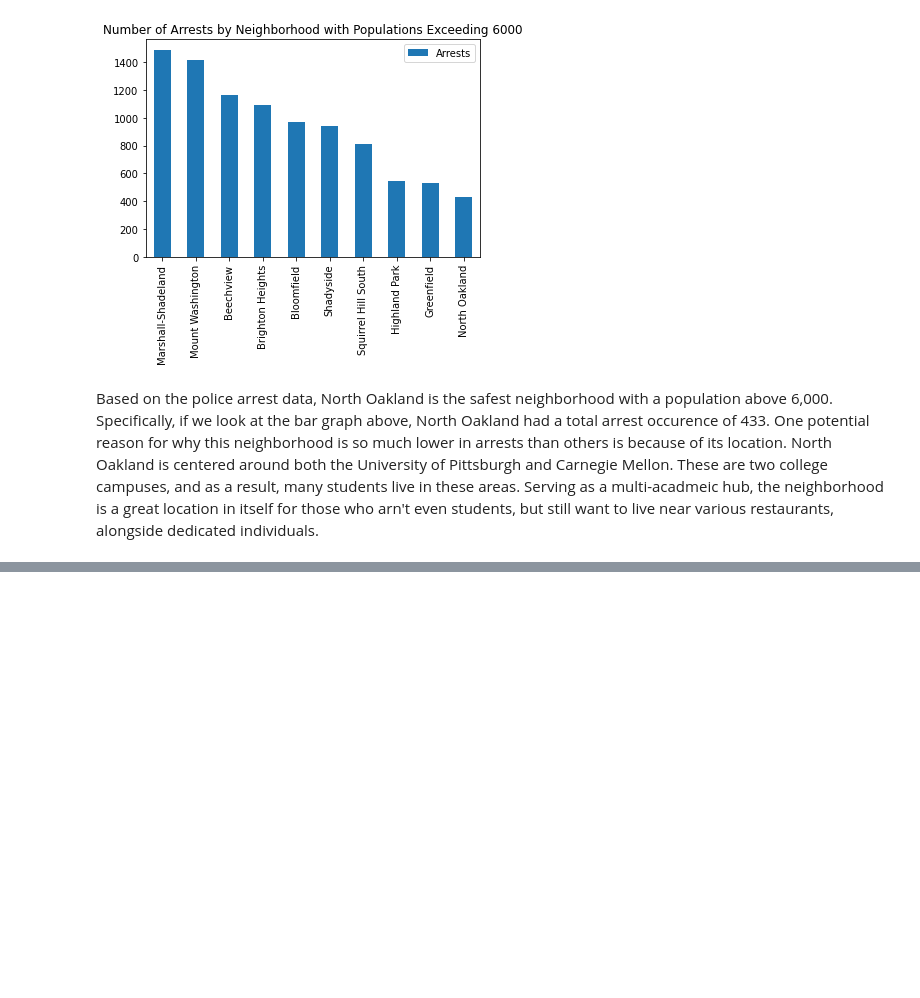
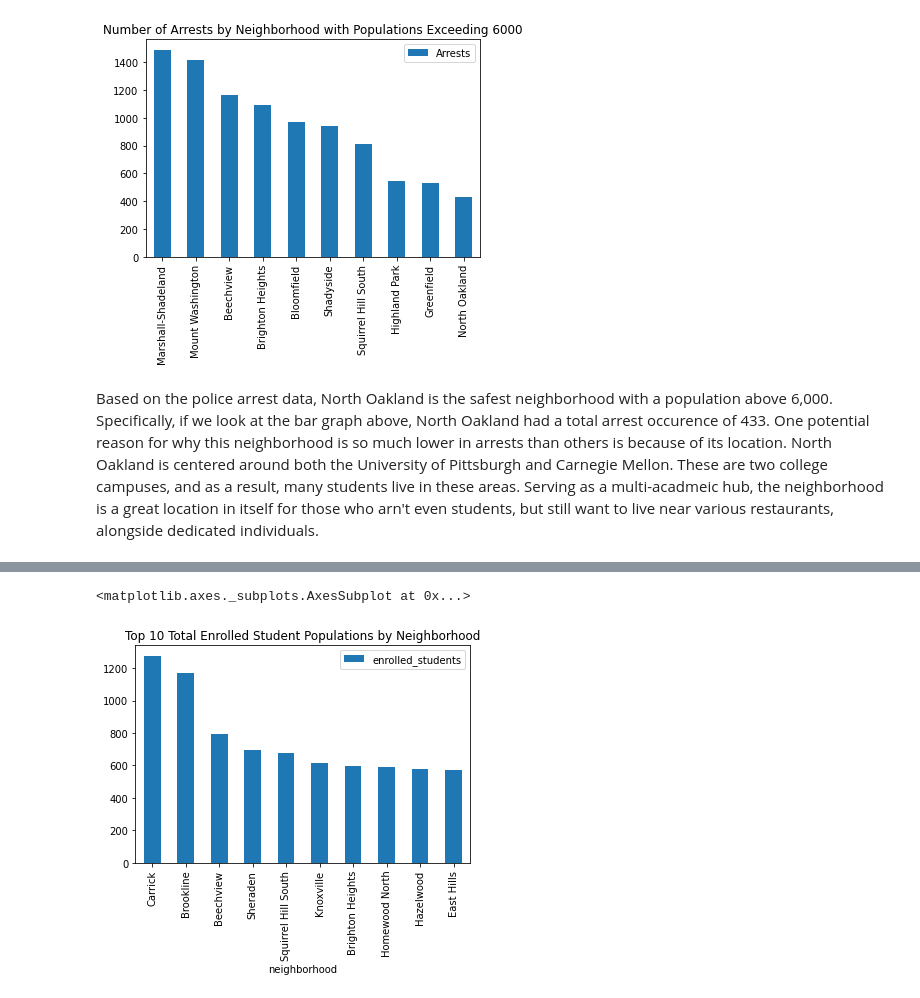
Before and after one commit to GavMast3r/BigIdeasFinalProject, a Jupyter notebook: GroupNotebook.ipynb, the cells around one changed output, grey strips where cells are left out. Cells and saved outputs as stored; diff of their text form; code cells hidden in the pictures; blank space fills up the shorter version.

Commit message:
Added my portion to the data visualization

```diff
--- a/GroupNotebook.ipynb
+++ b/GroupNotebook.ipynb
@@ -54,0 +59,11 @@ However, in 4th lowest arrest record is Squirrel Hill South. As previously menti
+# %%
+import pandas as pd
+
+e = pd.read_csv("enrollment.csv")
+d = e.drop(["_id","school"],axis=1)
+school = d.groupby("neighborhood").sum().sort_values("enrolled_students",ascending=False)
+most_enrolled = school.head(10)
+most_enrolled.plot(kind='bar', title="Top 10 Total Enrolled Student Populations by Neighborhood")
+# %% [output]
+<matplotlib.axes._subplots.AxesSubplot at 0x...>
+[figure, added]
```
Also changed, not shown: parts of 2 cells of this notebook.
